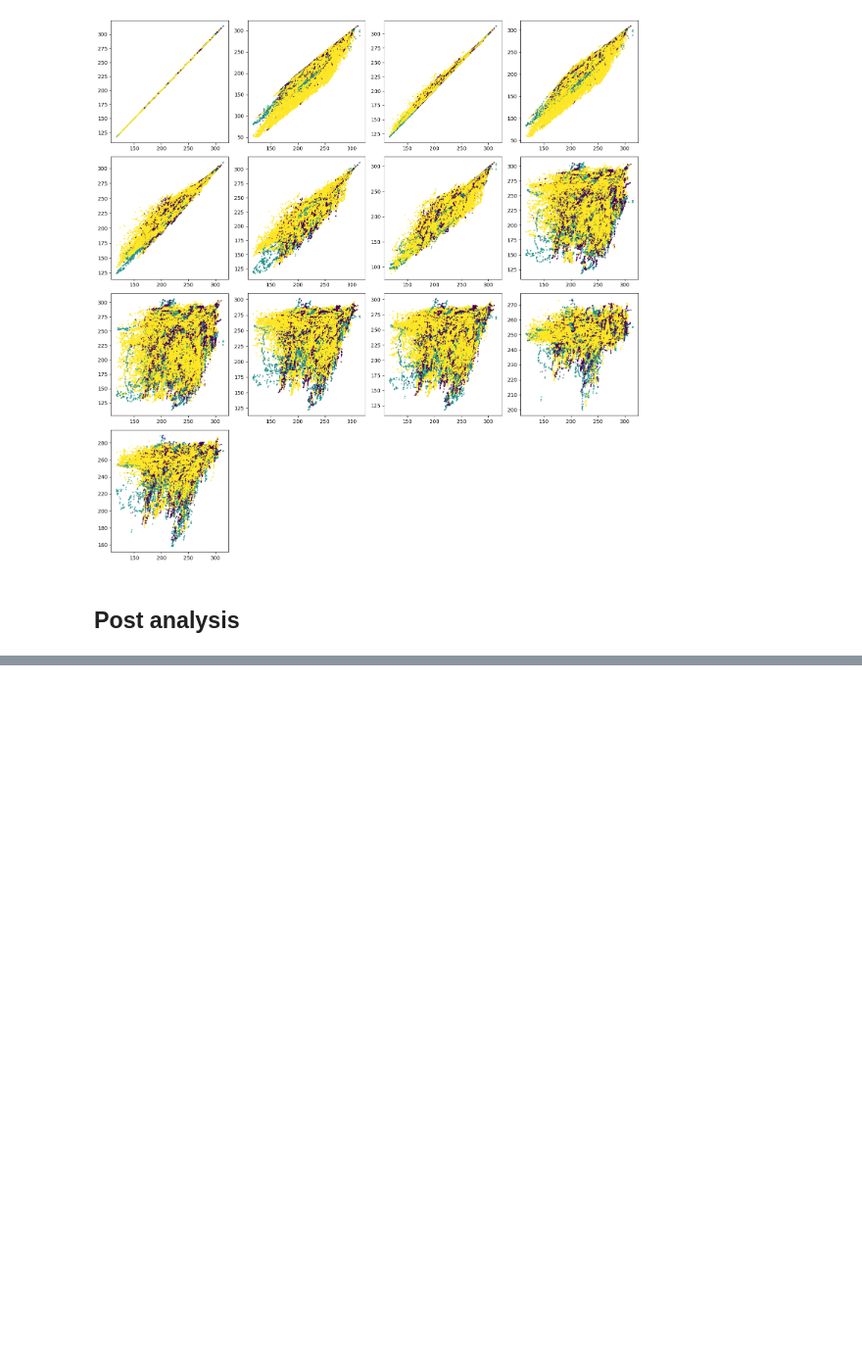
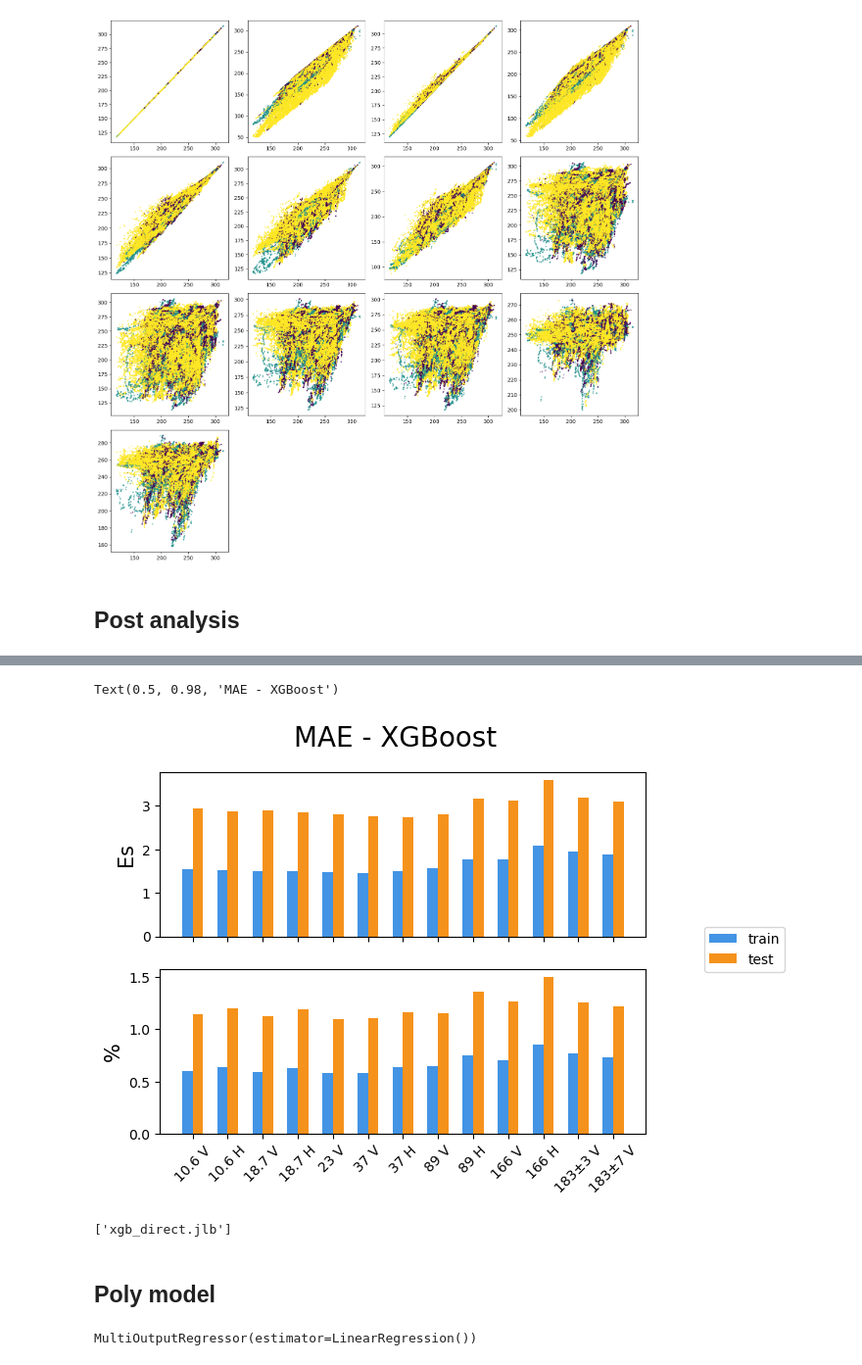
Before and after one commit to aoyako/atlas, a Jupyter notebook: model/train.ipynb, the cells around one changed output, grey strips where cells are left out. Shown at 98% size. Saved outputs shown, nothing was run; the diff lists cells and outputs as text; code cells hidden in the pictures; blank space fills up the shorter version.

```diff
--- a/model/train.ipynb
+++ b/model/train.ipynb
@@ -768,0 +799,12 @@ plt.ylim(0.5, 1)
+# %%
+xgb_reg = XGBRegressor(
+    objective='reg:squarederror',
+    max_depth=7,
+    learning_rate=0.1,
+    n_estimators=200,
+    subsample=0.8,
+    colsample_bytree=0.8,
+    random_state=132,
+)
+
+xgb_reg.fit(X_train, Y_train)
@@ -768,0 +823,14 @@ plt.ylim(0.5, 1)
+# %%
+P_train = xgb_reg.predict(X_train)
+P_test = xgb_reg.predict(X_test)
+P = xgb_reg.predict(X)
+# %%
+mae_train = metrics.mean_absolute_error(Y_train, P_train, multioutput='raw_values')
+mae_test = metrics.mean_absolute_error(Y_test, P_test, multioutput='raw_values')
+mape_train = metrics.mean_absolute_percentage_error(Y_train, P_train, multioutput='raw_values')
+mape_test = metrics.mean_absolute_percentage_error(Y_test, P_test, multioutput='raw_values')
+
+print(mae_train)
+print(mae_test)
+print(mape_train)
+print(mape_test)
@@ -768,0 +846,21 @@ plt.ylim(0.5, 1)
+# %%
+_x = np.array(list(range(labels.shape[1])))
+
+plt.subplot(2, 1, 1)
+plt.bar(_x-0.15, mae_train, width=0.3, color='#4394E5', label='train')
+plt.bar(_x+0.15, mae_test, width=0.3, color='#F5921B', label='test')
+plt.xticks(_x, [])
+plt.ylabel('Es', fontsize=15)
+
+plt.subplot(2, 1, 2)
+plt.bar(_x-0.15, mape_train*100, width=0.3, color='#4394E5', label='train')
+plt.bar(_x+0.15, mape_test*100, width=0.3, color='#F5921B', label='test')
+plt.xticks(_x, channels[:len(_x)], rotation=45)
+plt.ylabel('%', fontsize=15)
+
+plt.legend(bbox_to_anchor=(1.3, 1.3))
+
+plt.suptitle('MAE - XGBoost', fontsize=20)
+# %% [output]
+Text(0.5, 0.98, 'MAE - XGBoost')
+[figure, added]
@@ -768,0 +869,6 @@ plt.ylim(0.5, 1)
+# %%
+joblib.dump(xgb_reg, 'xgb_direct.jlb')
+# %% [output]
+['xgb_direct.jlb']
+# %% [markdown]
+## Poly model
@@ -768,0 +884,5 @@ plt.ylim(0.5, 1)
+# %%
+lin_reg = MultiOutputRegressor(LinearRegression())
+lin_reg.fit(X_train, Y_train)
+# %% [output]
+MultiOutputRegressor(estimator=LinearRegression())
```
Also changed, not shown: parts of 42 cells of this notebook, 7 other files.
